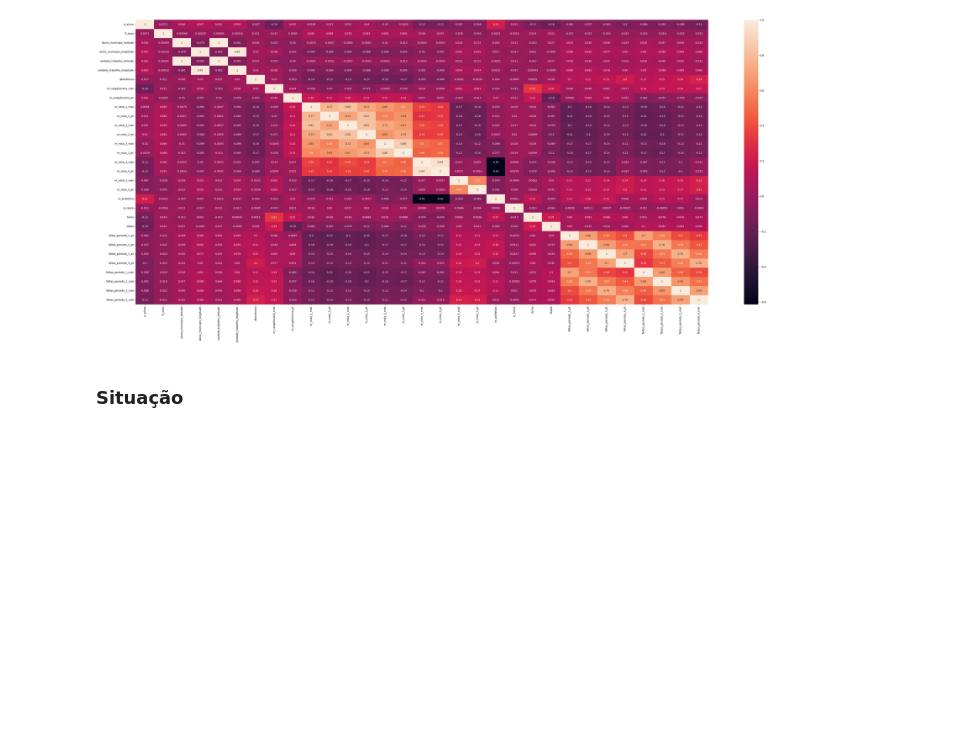
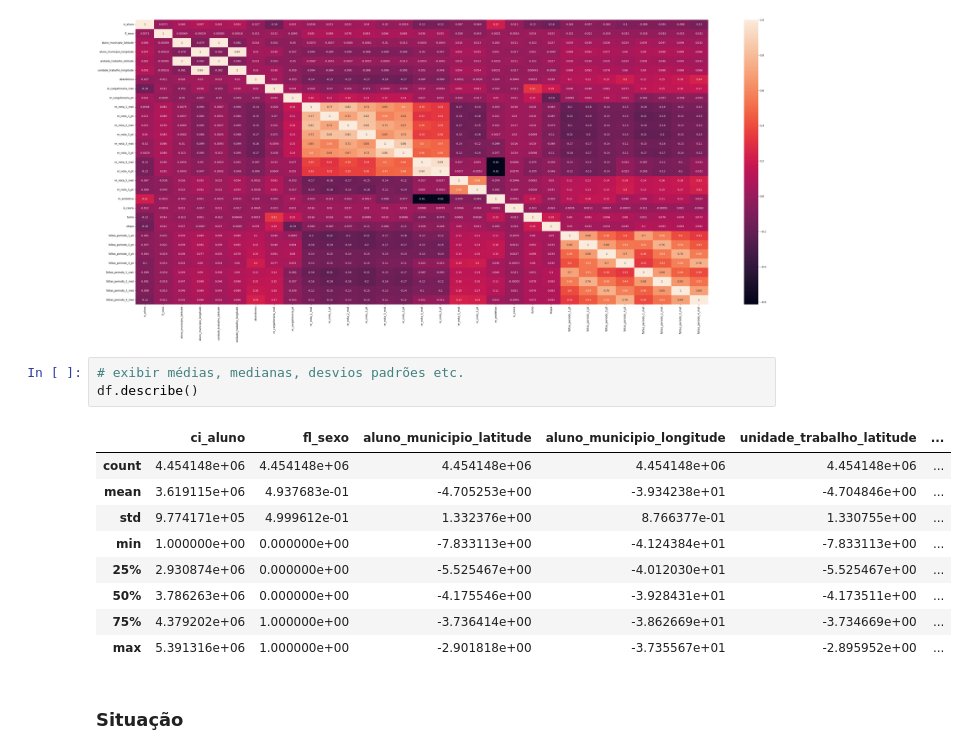
Before and after one commit to clairtonluz/MBA-em-ciencia-de-dados, a Jupyter notebook: Trabalho Final/trabalho.ipynb, the cells around one changed output. Cells and saved outputs as stored; diff of their text form; blank space fills up the shorter version.

Commit message:
trabalho

```diff
--- a/Trabalho Final/trabalho.ipynb
+++ b/Trabalho Final/trabalho.ipynb
@@ -499,6 +500,19 @@ sns.heatmap(df.corr(), annot=True)
 plt.show()
 # %% [output]
 [figure]
+# %%
+# exibir médias, medianas, desvios padrões etc.
+df.describe()
+# %% [output]
+|  | ci_aluno | fl_sexo | aluno_municipio_latitude | aluno_municipio_longitude | unidade_trabalho_latitude | ... |
+| count | 4.454148e+06 | 4.454148e+06 | 4.454148e+06 | 4.454148e+06 | 4.454148e+06 | ... |
+| mean | 3.619115e+06 | 4.937683e-01 | -4.705253e+00 | -3.934238e+01 | -4.704846e+00 | ... |
+| std | 9.774171e+05 | 4.999612e-01 | 1.332376e+00 | 8.766377e-01 | 1.330755e+00 | ... |
+| min | 1.000000e+00 | 0.000000e+00 | -7.833113e+00 | -4.124384e+01 | -7.833113e+00 | ... |
+| 25% | 2.930874e+06 | 0.000000e+00 | -5.525467e+00 | -4.012030e+01 | -5.525467e+00 | ... |
+| 50% | 3.786263e+06 | 0.000000e+00 | -4.175546e+00 | -3.928431e+01 | -4.173511e+00 | ... |
+| 75% | 4.379202e+06 | 1.000000e+00 | -3.736414e+00 | -3.862669e+01 | -3.734669e+00 | ... |
+| max | 5.391316e+06 | 1.000000e+00 | -2.901818e+00 | -3.735567e+01 | -2.895952e+00 | ... |
 # %% [markdown]
 ### Situação
 # %%
```
Also changed, not shown: parts of 15 cells of this notebook.
